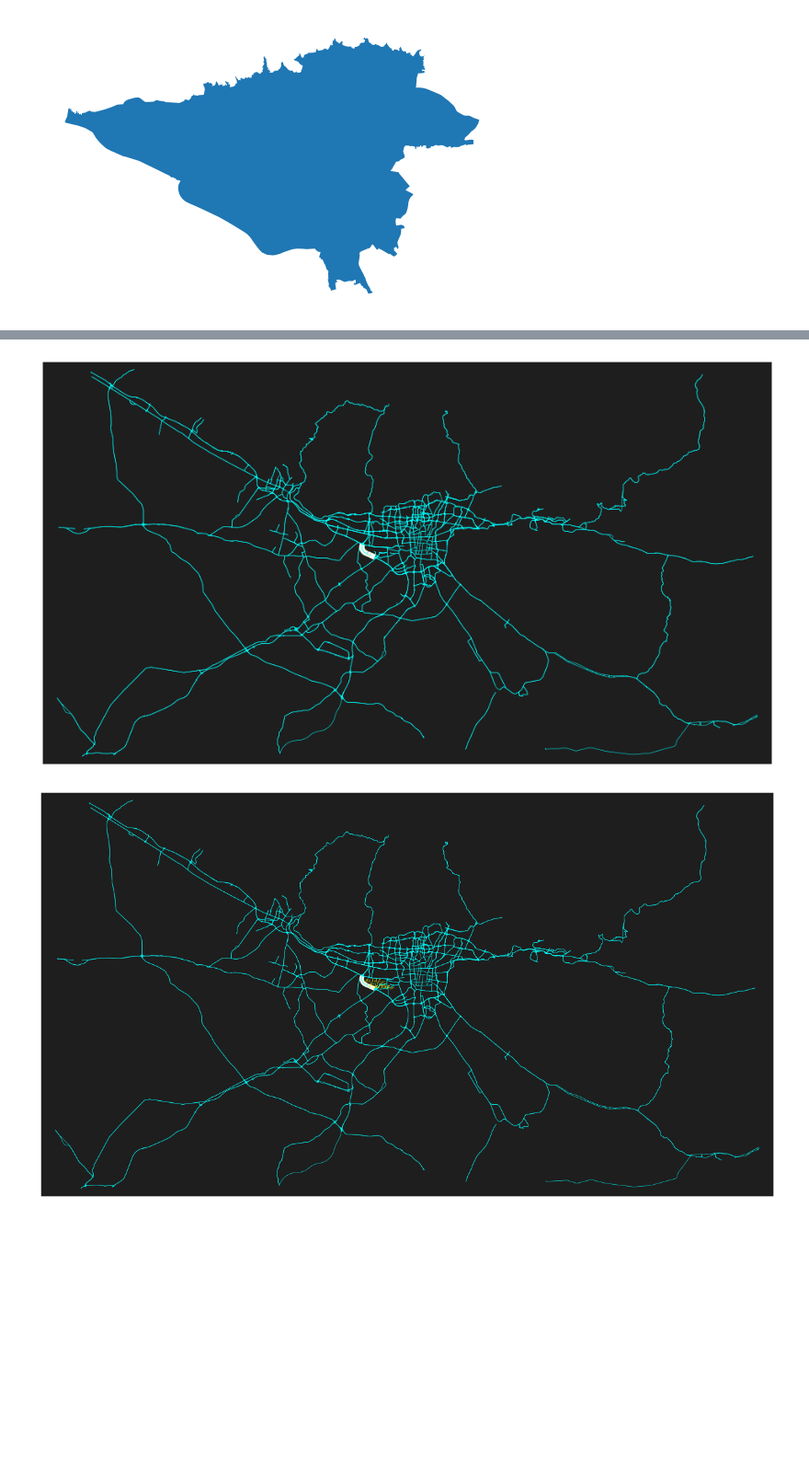
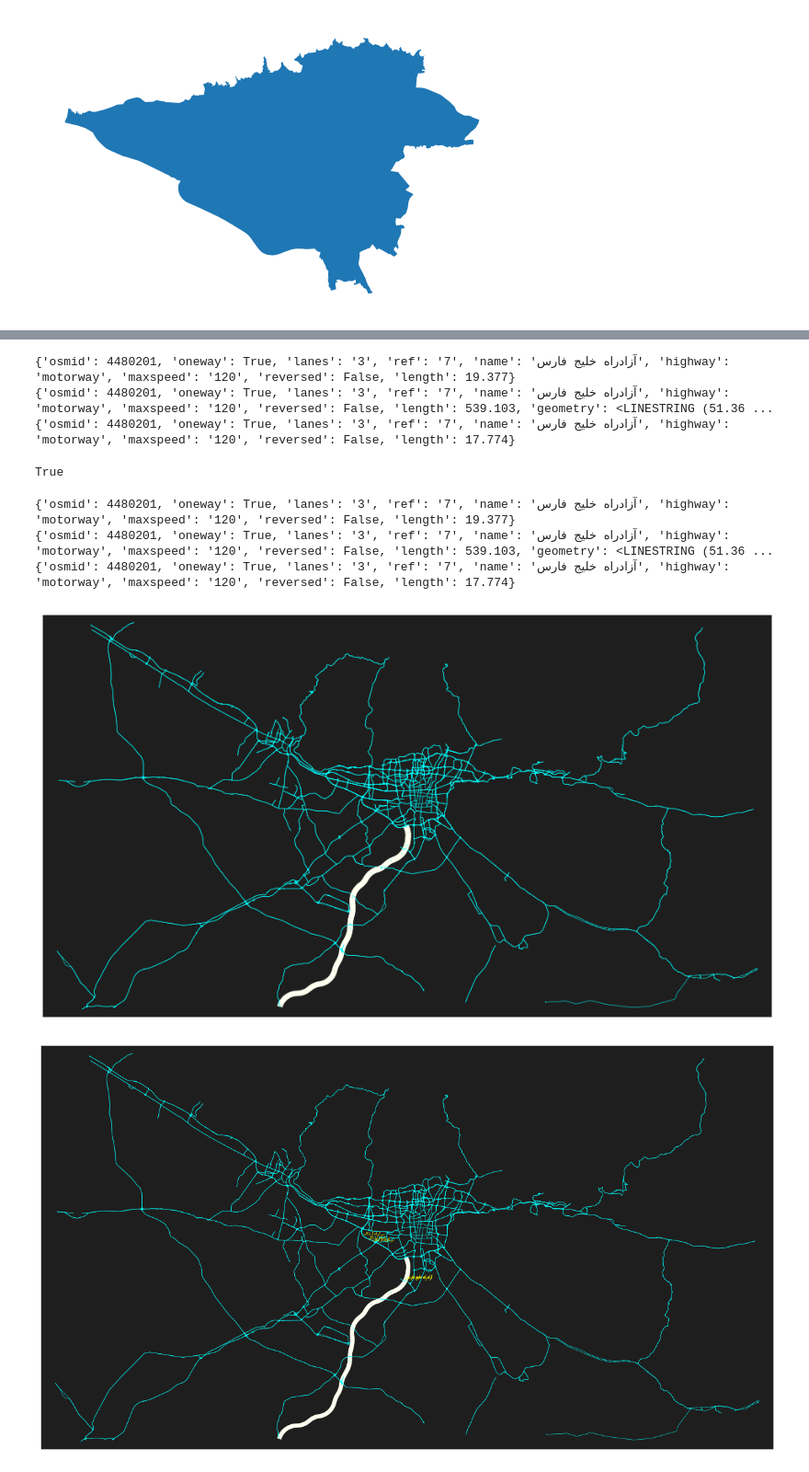
Before and after one commit to Amirali-Amirifar/traffic_analysis, a Jupyter notebook: analysis.ipynb, the cells around one changed output, grey strips where cells are left out. Shown at 92% size. Saved outputs shown, nothing was run; the diff lists cells and outputs as text; code cells hidden in the pictures; blank space fills up the shorter version.

Commit message:
added heatmap for roads

```diff
--- a/analysis.ipynb
+++ b/analysis.ipynb
@@ -230,47 +181,97 @@ for uu, vv, kkey, ddata in G.edges(keys=True, data=True): # added ww
     v.append(vv)
     key.append(kkey)
     data.append(ddata)
+    if ddata['osmid'] == 4480201:
+        print(ddata)
+# %% [output]
+{'osmid': 4480201, 'oneway': True, 'lanes': '3', 'ref': '7', 'name': 'آزادراه خلیج فارس', 'highway': 'motorway', 'maxspeed': '120', 'reversed': False, 'length': 19.377}
+{'osmid': 4480201, 'oneway': True, 'lanes': '3', 'ref': '7', 'name': 'آزادراه خلیج فارس', 'highway': 'motorway', 'maxspeed': '120', 'reversed': False, 'length': 539.103, 'geometry': <LINESTRING (51.36 ...
+{'osmid': 4480201, 'oneway': True, 'lanes': '3', 'ref': '7', 'name': 'آزادراه خلیج فارس', 'highway': 'motorway', 'maxspeed': '120', 'reversed': False, 'length': 17.774}
+# %%
+osmid_codes = {
+    449543314: 114552,
+    4480201:113203,
+}
+
+osmid_names = {
+    'بزرگراه آزادگان': 114552,
+    'آزادراه خلیج فارس':113203,
+}
+
+type(osmid_codes) == dict
+len(set([1,3,4,444,4]).intersection(set([1,3])))
+item = [4480201]
+len(set(item).intersection(set(osmid_codes.keys()))) > 0
+# %% [output]
+True
 # %%
 roadCols = []
 edge_width = []
 
 for item in data:
+    mark = False
+
     if "osmid" in item.keys():
-        if item["osmid"] == 449543314:
-            color = "#FFFFF0"
-            edge = 5
+        # Check by code
+        if type(item['osmid']) == list:
+            if len( set(item['osmid']).intersection(set(osmid_codes.keys()))) >0:
+                color = "#FFFFF0"
+                edge = 5
+                mark = True
         else:
-            color = "#00FFFF"
-            edge = 0.4
-    else:
-        color = "#FFFFFF"
+            if item["osmid"] in list(osmid_codes.keys()):
+                color = "#FFFFF0"
+                edge = 5
+                print(item)
+
+                mark = True
+        # check by names
+    if ('name' in item.keys()):
+        if type(item['name']) == str:
+            if item["name"] in osmid_names.keys():
+                color = "#FFFFF0"
+                edge = 5
+                # else:
+
+                mark = True
+            # elif 4480201 == item['osmid'] or ('name' in item and 'آزادراه خلیج فارس' in item['name']):
+        #     color = "#FFFFF0"
+        #     edge = 5
+    if not mark:
+        color = "#00FFFF"
+        edge = 0.4
+
     roadCols.append(color)
     edge_width.append(edge)
 
-#Plot
+# Plot
 bgcolor = "#1e1e1e"
 fig, ax = ox.plot_graph(G, node_size=0,
-                        dpi = 500,bgcolor = bgcolor,
-                        save = False, edge_color=roadCols,
-                        edge_linewidth=edge_width, edge_alpha=1, figsize=(12,12))
+                        dpi=500, bgcolor=bgcolor,
+                        save=False, edge_color=roadCols,
+                        edge_linewidth=edge_width, edge_alpha=1, figsize=(12, 12))
 
 # fig, ax = ox.plot_graph(G, bgcolor='black', edge_linewidth=3, node_size=0,
 #                         show=False, close=False)
 e1 = None
 for _, edge in ox.graph_to_gdfs(G, nodes=False).fillna('').iterrows():
-    if(edge['osmid'] == 449543314):
+    if (edge['osmid'] == 449543314) or (4480201 == edge['osmid']):
         c = edge['geometry'].centroid
         text = edge['name']
         ax.title.set_size(14)
         e1 = edge
-        ax.annotate(file_handler.persian_fix(text), (c.x, c.y), c='yellow', size=4)
+        ax.annotate(file_handler.persian_fix(text),
+                    (c.x, c.y), c='yellow', size=4)
 
 # fig.show()
 
 fig.tight_layout(pad=0)
 fig.savefig("heatmap.jpg", dpi=600, bbox_inches='tight', format="png",
             facecolor=fig.get_facecolor(), transparent=False)
 fig
 # %% [output]
+{'osmid': 4480201, 'oneway': True, 'lanes': '3', 'ref': '7', 'name': 'آزادراه خلیج فارس', 'highway': 'motorway', 'maxspeed': '120', 'reversed': False, 'length': 19.377}
+{'osmid': 4480201, 'oneway': True, 'lanes': '3', 'ref': '7', 'name': 'آزادراه خلیج فارس', 'highway': 'motorway', 'maxspeed': '120', 'reversed': False, 'length': 539.103, 'geometry': <LINESTRING (51.36 ...
+{'osmid': 4480201, 'oneway': True, 'lanes': '3', 'ref': '7', 'name': 'آزادراه خلیج فارس', 'highway': 'motorway', 'maxspeed': '120', 'reversed': False, 'length': 17.774}
-[figure, old version]
+[figure, new version]
-[figure, old version]
+[figure, new version]
```
Also changed, not shown: parts of 12 cells of this notebook, 1 other file.
